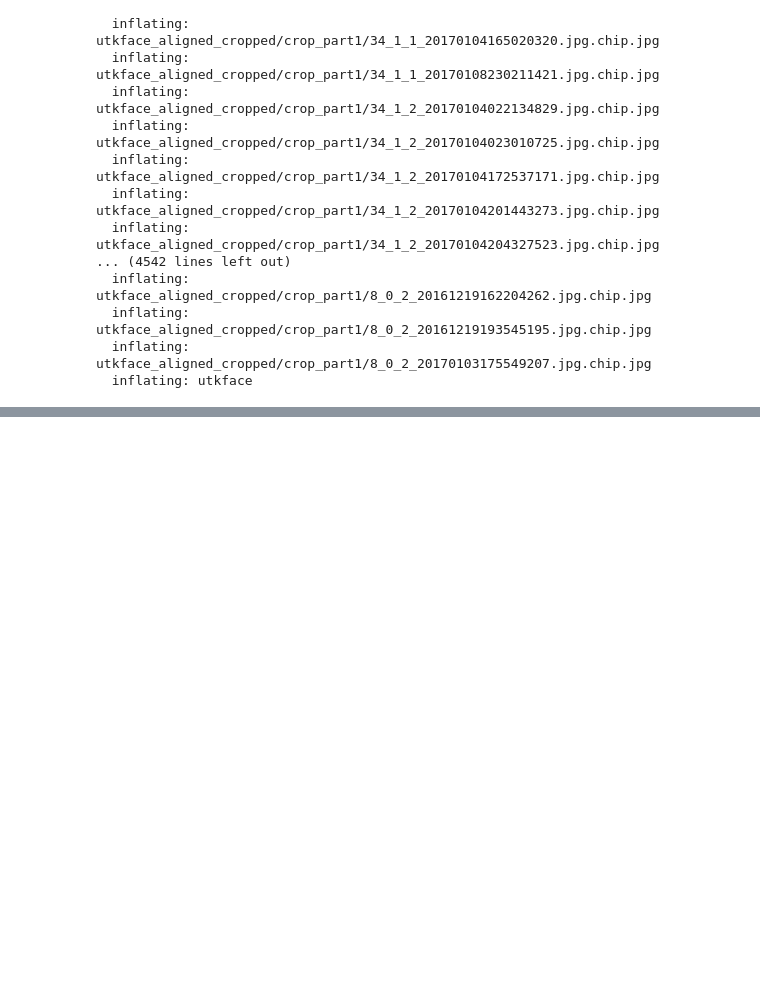
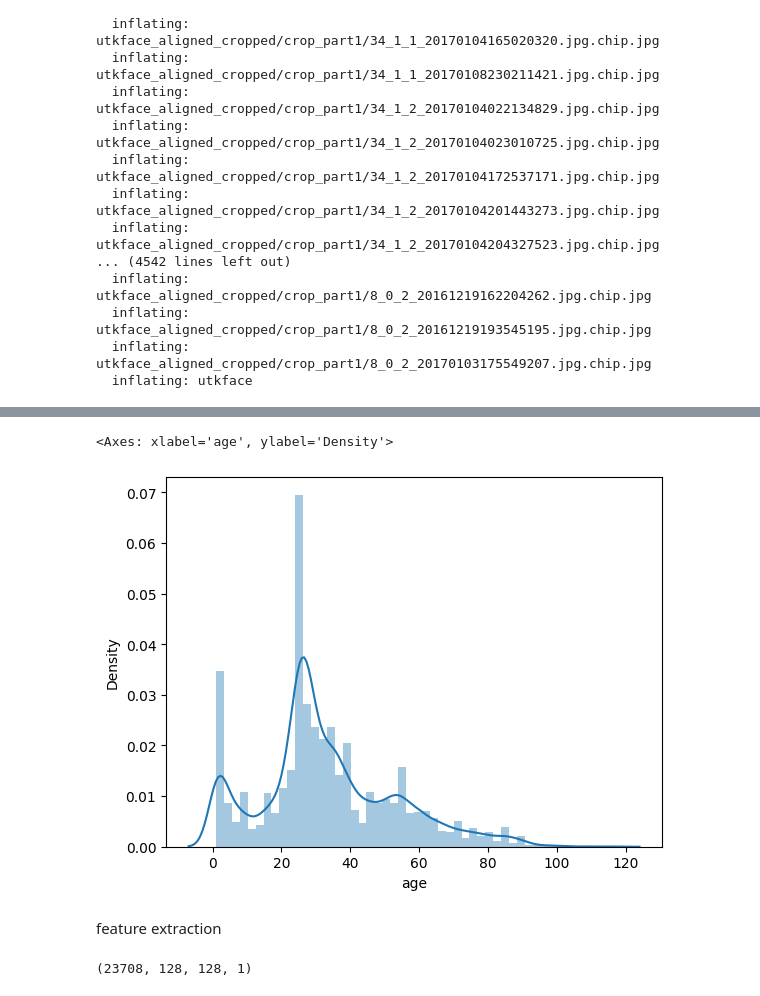
Before and after one commit to amaanhash/Profanity-Filter-for-kids-using-video-sharing-platform, a Jupyter notebook: FaceDetection.ipynb, the cells around one changed output, grey strips where cells are left out. Drawn from its saved outputs; the diff is of its cells as text; code cells hidden in the pictures; blank space fills up the shorter version.

```diff
--- a/FaceDetection.ipynb
+++ b/FaceDetection.ipynb
@@ -71,3 +72,11 @@ df.head(5)
 | 2 | /content/UTKFace/24_1_4_201701032... | 24 | 1 |
 | 3 | /content/UTKFace/26_0_1_201701160... | 26 | 0 |
 | 4 | /content/UTKFace/49_1_0_201701042... | 49 | 1 |
+# %%
+#Age distribution
+sns.distplot(df['age'])
+# %% [output]
+<Axes: xlabel='age', ylabel='Density'>
+[figure, added]
+# %% [markdown]
+feature extraction
@@ -73,0 +98,4 @@ df.head(5)
+# %%
+X.shape
+# %% [output]
+(23708, 128, 128, 1)
```
Also changed, not shown: parts of 10 cells of this notebook.
